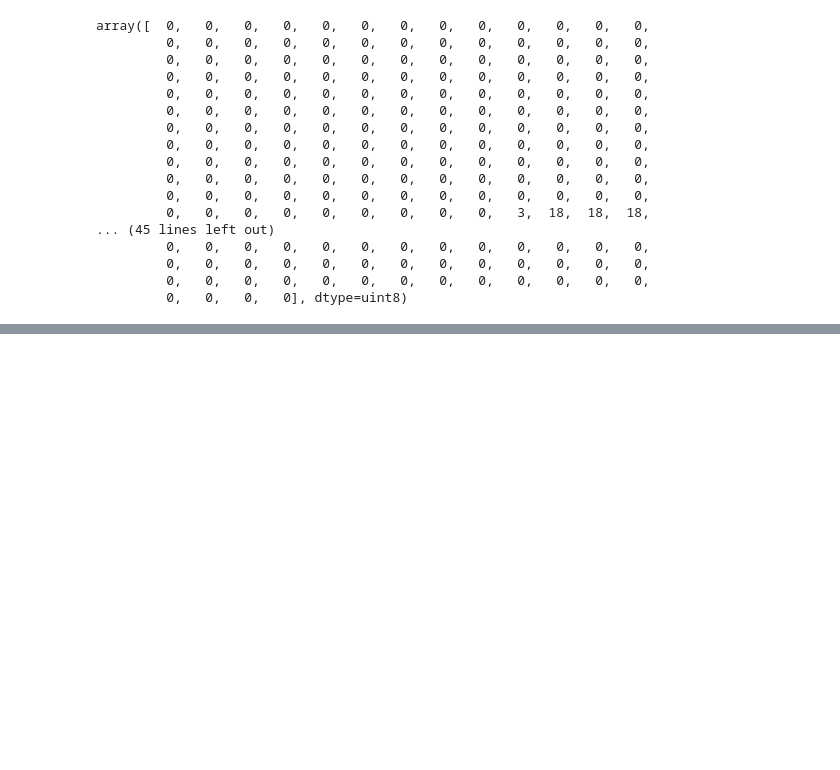
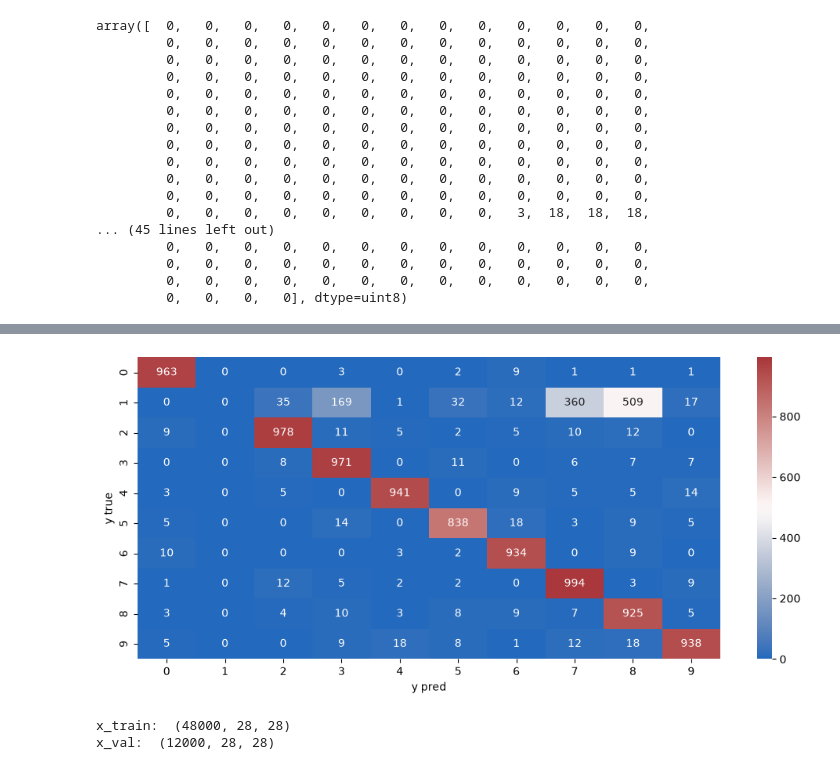
Before and after one commit to Shambels/deeplearning, a Jupyter notebook: dense_model.ipynb, the cells around one changed output, grey strips where cells are left out. Cells and saved outputs as stored; diff of their text form; code cells hidden in the pictures; blank space fills up the shorter version.

Commit message:
training first models - Pytorch - Keras - Mnist

```diff
--- a/dense_model.ipynb
+++ b/dense_model.ipynb
@@ -146,3 +148,7 @@ array([  0,   0,   0,   0,   0,   0,   0,   0,   0,   0,   0,   0,   0,
          0,   0,   0,   0,   0,   0,   0,   0,   0,   0,   0,   0,   0,
          0,   0,   0,   0,   0,   0,   0,   0,   0,   0,   0,   0,   0,
          0,   0,   0,   0], dtype=uint8)
+# %%
+y_pred_proba = model.predict(x_test)
+y_pred = np.argmax(y_pred_proba, axis=1)
+y_pred
@@ -148,0 +184,18 @@ array([  0,   0,   0,   0,   0,   0,   0,   0,   0,   0,   0,   0,   0,
+# %%
+crosstab = confusion_matrix(y_test, y_pred)
+plt.figure(figsize=(12,5))
+sns.heatmap(crosstab, cmap="vlag", annot=True, fmt='d')
+plt.xlabel('y pred')
+plt.ylabel('y true')
+plt.show()
+# %% [output]
+[figure, added]
+# %%
+np.random.seed(1)
+np.random.randint(0,10,2)
+x_train, x_val, y_train, y_val = train_test_split(x_train,y_train, train_size= 0.8, random_state=1)
+print('x_train: ', x_train.shape)
+print('x_val: ', x_val.shape)
+# %% [output]
+x_train:  (48000, 28, 28)
+x_val:  (12000, 28, 28)
```
Also changed, not shown: parts of 7 cells of this notebook, 6 other files.
